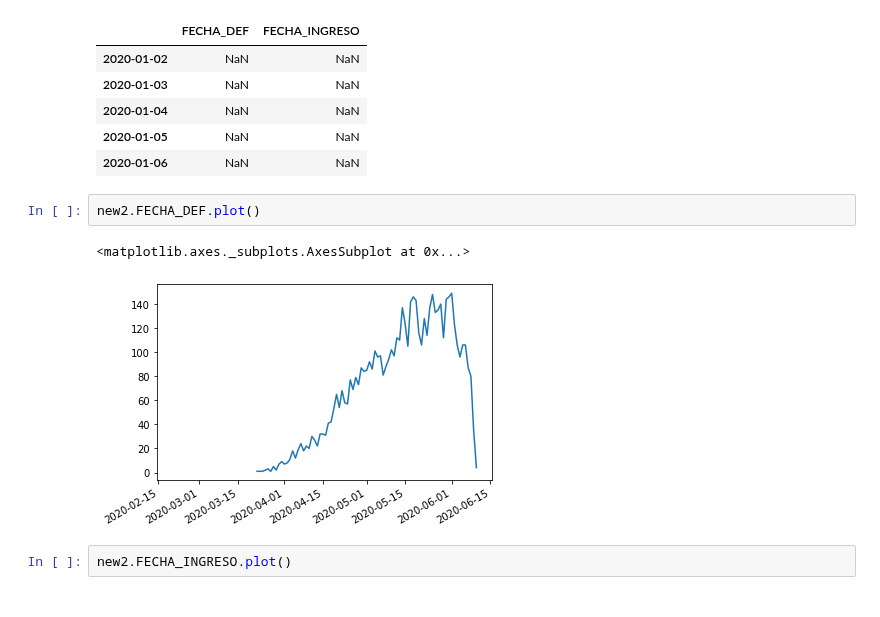
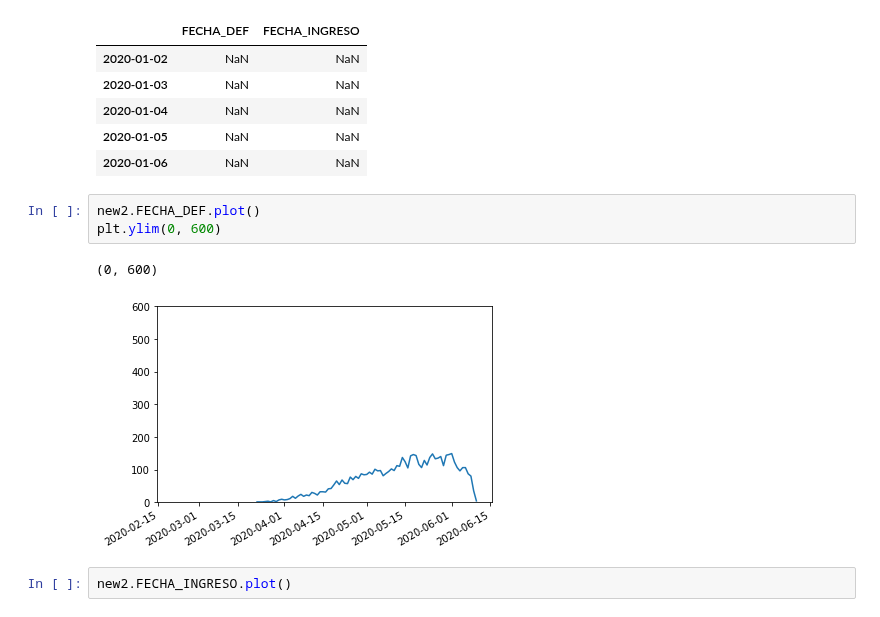
Before and after one commit to artthuro6/Covid-19, a Jupyter notebook: notebooks/Diabetes covid.ipynb, the cells around one changed output. Cells and saved outputs as stored; diff of their text form.

```diff
--- a/notebooks/Diabetes covid.ipynb
+++ b/notebooks/Diabetes covid.ipynb
@@ -327,9 +327,10 @@ new2.head()
 | 2020-01-06 | NaN | NaN |
 # %%
 new2.FECHA_DEF.plot()
+plt.ylim(0, 600)
 # %% [output]
-<matplotlib.axes._subplots.AxesSubplot at 0x...>
+(0, 600)
-[figure, old version]
+[figure, new version]
 # %%
 new2.FECHA_INGRESO.plot()
 # %% [output]
```
Also changed, not shown: 2 other files.
